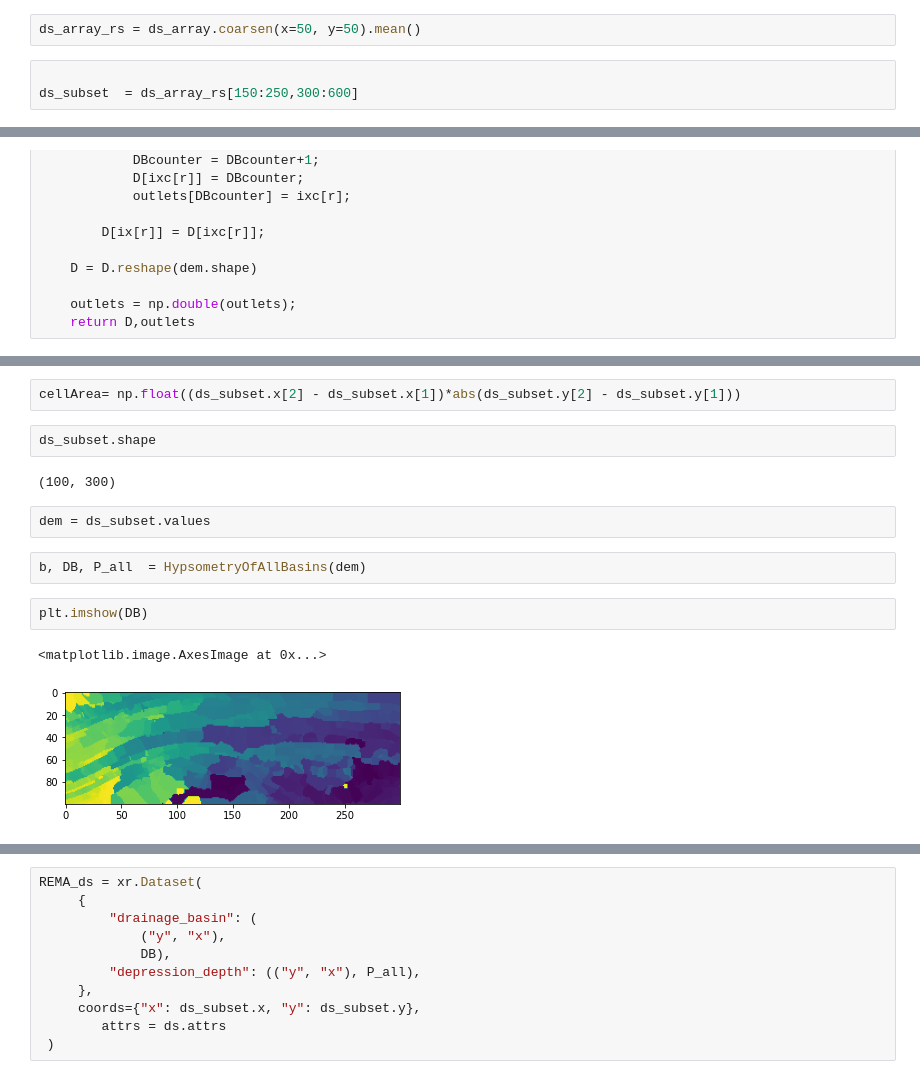
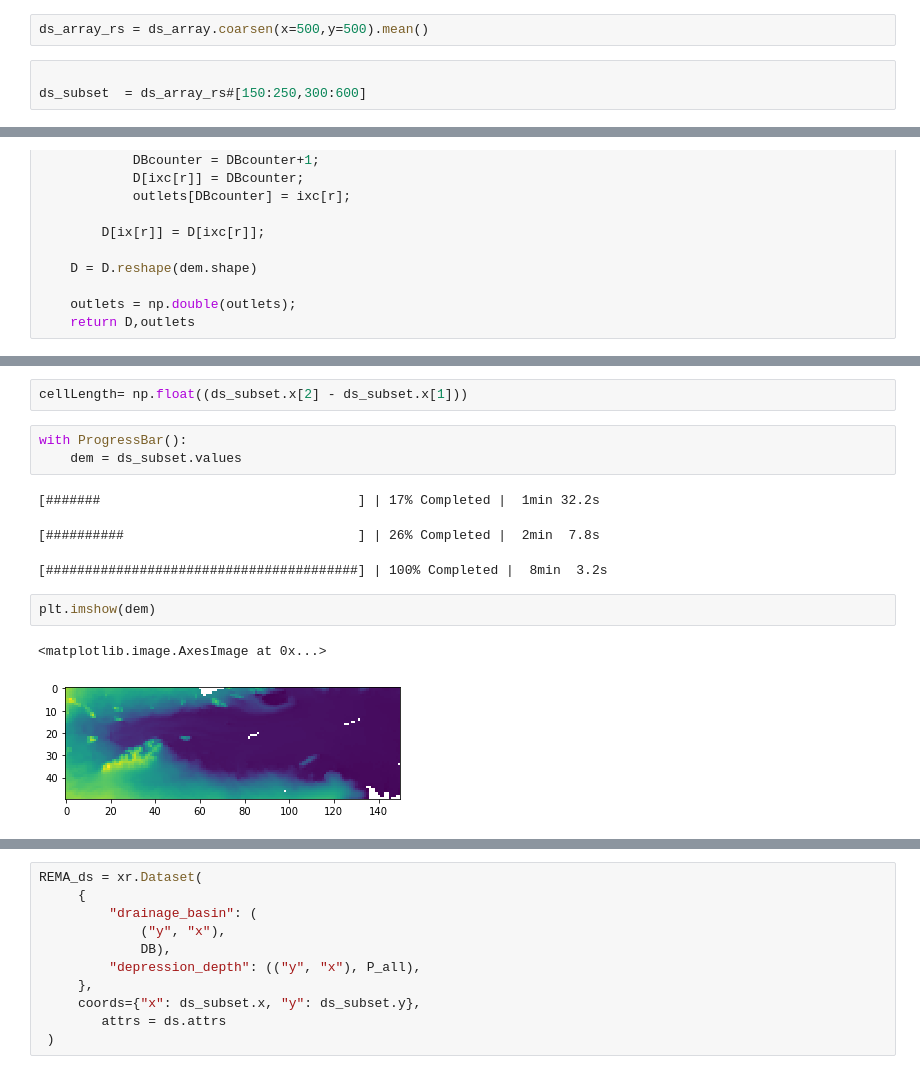
Before and after one commit to ldeo-glaciology/REMAWaterRouting, a Jupyter notebook: drainagebasins.ipynb, the cells around one changed output, grey strips where cells are left out. Drawn from its saved outputs; the diff is of its cells as text.

```diff
--- a/drainagebasins.ipynb
+++ b/drainagebasins.ipynb
@@ -70,10 +73,10 @@ ds_array.data
 # %% [output]
 | Array Chunk Bytes 7.50 GB 67.11 M... |  |
 # %%
-ds_array_rs = ds_array.coarsen(x=50, y=50).mean()
+ds_array_rs = ds_array.coarsen(x=500,y=500).mean()
 # %%
 
-ds_subset  = ds_array_rs[150:250,300:600]
+ds_subset  = ds_array_rs#[150:250,300:600]
 # %% [markdown]
 ### The following is a number of functions translated from Matlab's TopoToolbox to calculate drainage catchements from a DEM:
 # %%
@@ -534,17 +538,16 @@ def HypsometryOfAllBasins(Z):
         BasinNumbers = np.unique(b.BasinNumber)
     return b, DB, P_all;
 # %%
-cellArea= np.float((ds_subset.x[2] - ds_subset.x[1])*abs(ds_subset.y[2] - ds_subset.y[1]))
+cellLength= np.float((ds_subset.x[2] - ds_subset.x[1]))
-# %%
-ds_subset.shape
-# %% [output]
-(100, 300)
 # %%
-dem = ds_subset.values
+with ProgressBar():
+    dem = ds_subset.values
+# %% [output]
+[#######                                 ] | 17% Completed |  1min 32.2s
+[##########                              ] | 26% Completed |  2min  7.8s
+[########################################] | 100% Completed |  8min  3.2s
-# %%
-b, DB, P_all  = HypsometryOfAllBasins(dem)
 # %%
-plt.imshow(DB)
+plt.imshow(dem)
 # %% [output]
 <matplotlib.image.AxesImage at 0x...>
-[figure, old version]
+[figure, new version]
```
Also changed, not shown: parts of 14 cells of this notebook, 5 other files.
